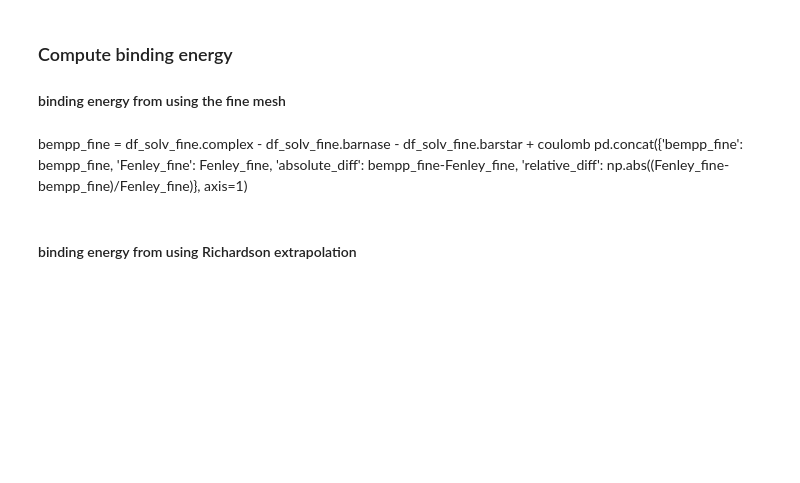
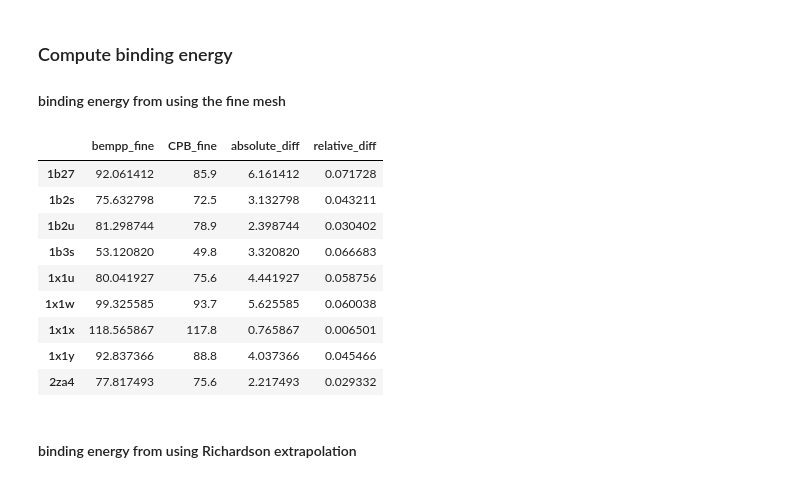
Before and after one commit to barbagroup/bempp_exafmm_paper, a Jupyter notebook: repro-pack/notebooks/binding_energy.ipynb, the cells around one changed output. Cells and saved outputs as stored; diff of their text form; code cells hidden in the pictures; blank space fills up the shorter version.

```diff
--- a/repro-pack/notebooks/binding_energy.ipynb
+++ b/repro-pack/notebooks/binding_energy.ipynb
@@ -89,12 +91,23 @@ coulomb = df_coulomb_energy['diff']
 ### Compute binding energy
 
 #### binding energy from using the fine mesh
-# %% [markdown]
-bempp_fine = df_solv_fine.complex - df_solv_fine.barnase - df_solv_fine.barstar + coulomb
-pd.concat({'bempp_fine': bempp_fine,
-           'Fenley_fine': Fenley_fine,
-           'absolute_diff': bempp_fine-Fenley_fine,
-           'relative_diff': np.abs((Fenley_fine-bempp_fine)/Fenley_fine)}, axis=1)
+# %%
+bempp_fine = df_solv_fine.complex - df_solv_fine.barnase - df_solv_fine.barstar + coulomb
+pd.concat({'bempp_fine': bempp_fine,
+           'CPB_fine': CPB_fine,
+           'absolute_diff': bempp_fine-CPB_fine,
+           'relative_diff': np.abs((CPB_fine-bempp_fine)/CPB_fine)}, axis=1)
+# %% [output]
+|  | bempp_fine | CPB_fine | absolute_diff | relative_diff |
+| 1b27 | 92.061412 | 85.9 | 6.161412 | 0.071728 |
+| 1b2s | 75.632798 | 72.5 | 3.132798 | 0.043211 |
+| 1b2u | 81.298744 | 78.9 | 2.398744 | 0.030402 |
+| 1b3s | 53.120820 | 49.8 | 3.320820 | 0.066683 |
+| 1x1u | 80.041927 | 75.6 | 4.441927 | 0.058756 |
+| 1x1w | 99.325585 | 93.7 | 5.625585 | 0.060038 |
+| 1x1x | 118.565867 | 117.8 | 0.765867 | 0.006501 |
+| 1x1y | 92.837366 | 88.8 | 4.037366 | 0.045466 |
+| 2za4 | 77.817493 | 75.6 | 2.217493 | 0.029332 |
 # %% [markdown]
 #### binding energy from using Richardson extrapolation
 # %%
```
Also changed, not shown: parts of 5 cells of this notebook, 3 other files.
